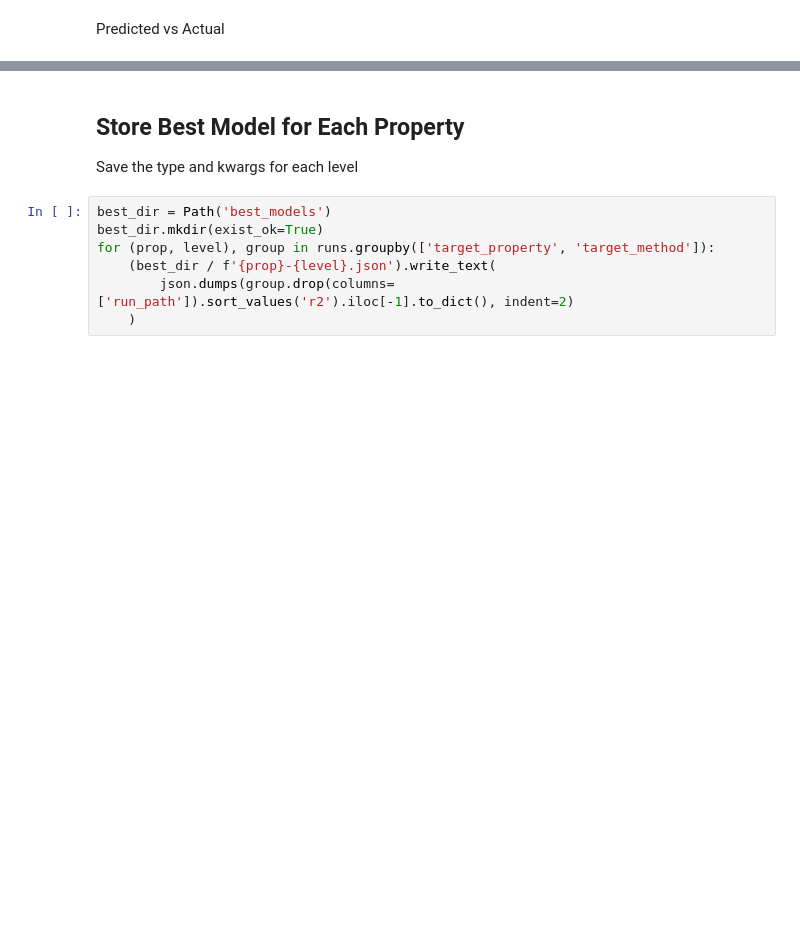
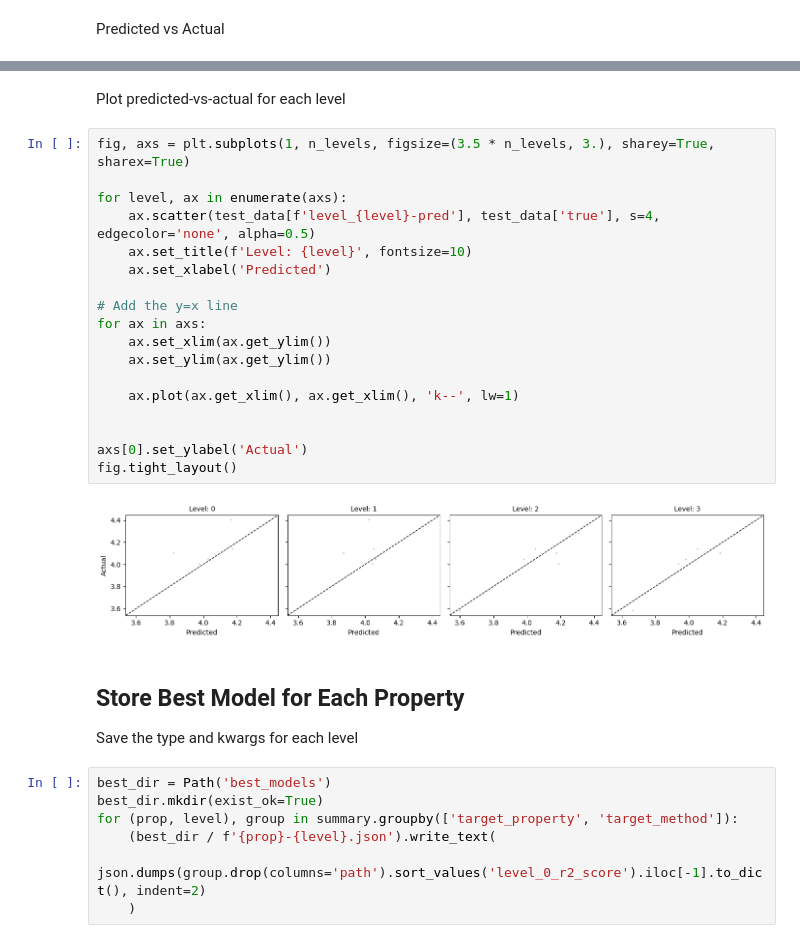
Before and after one commit to exalearn/examol-redoxmers, a Jupyter notebook: 3_initial-models/pyg/1_collect-results.ipynb, the cells around one changed output, grey strips where cells are left out. Drawn from its saved outputs; the diff is of its cells as text; blank space fills up the shorter version.

```diff
--- a/3_initial-models/pyg/1_collect-results.ipynb
+++ b/3_initial-models/pyg/1_collect-results.ipynb
@@ -86,10 +128,32 @@ ax.set_ylabel('Pred (V)')
+# %% [markdown]
+Plot predicted-vs-actual for each level
+# %%
+fig, axs = plt.subplots(1, n_levels, figsize=(3.5 * n_levels, 3.), sharey=True, sharex=True)
+
+for level, ax in enumerate(axs):
+    ax.scatter(test_data[f'level_{level}-pred'], test_data['true'], s=4, edgecolor='none', alpha=0.5)
+    ax.set_title(f'Level: {level}', fontsize=10)
+    ax.set_xlabel('Predicted')
+
+# Add the y=x line
+for ax in axs:
+    ax.set_xlim(ax.get_ylim())
+    ax.set_ylim(ax.get_ylim())
+
+    ax.plot(ax.get_xlim(), ax.get_xlim(), 'k--', lw=1)
+
+
+axs[0].set_ylabel('Actual')
+fig.tight_layout()
+# %% [output]
+[figure, added]
 # %% [markdown]
 ## Store Best Model for Each Property
 Save the type and kwargs for each level
 # %%
 best_dir = Path('best_models')
 best_dir.mkdir(exist_ok=True)
-for (prop, level), group in runs.groupby(['target_property', 'target_method']):
+for (prop, level), group in summary.groupby(['target_property', 'target_method']):
     (best_dir / f'{prop}-{level}.json').write_text(
-        json.dumps(group.drop(columns=['run_path']).sort_values('r2').iloc[-1].to_dict(), indent=2)
+        json.dumps(group.drop(columns='path').sort_values('level_0_r2_score').iloc[-1].to_dict(), indent=2)
     )
```
Also changed, not shown: parts of 19 cells of this notebook, 3 other files.
